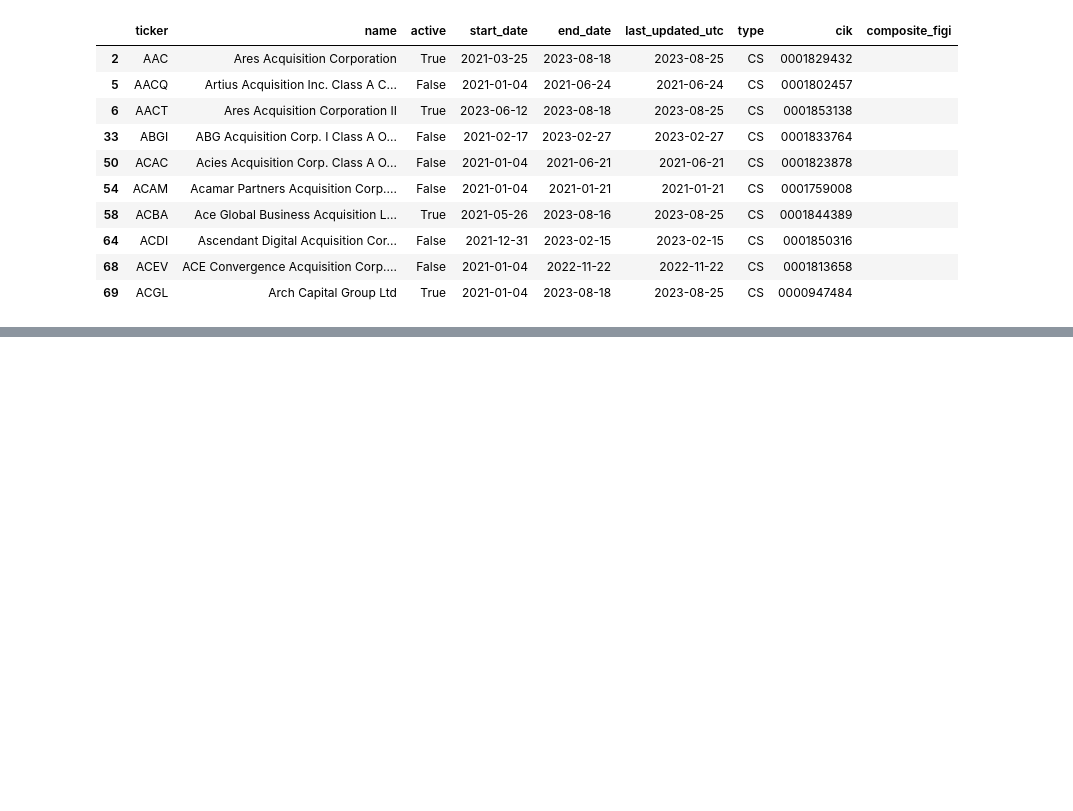
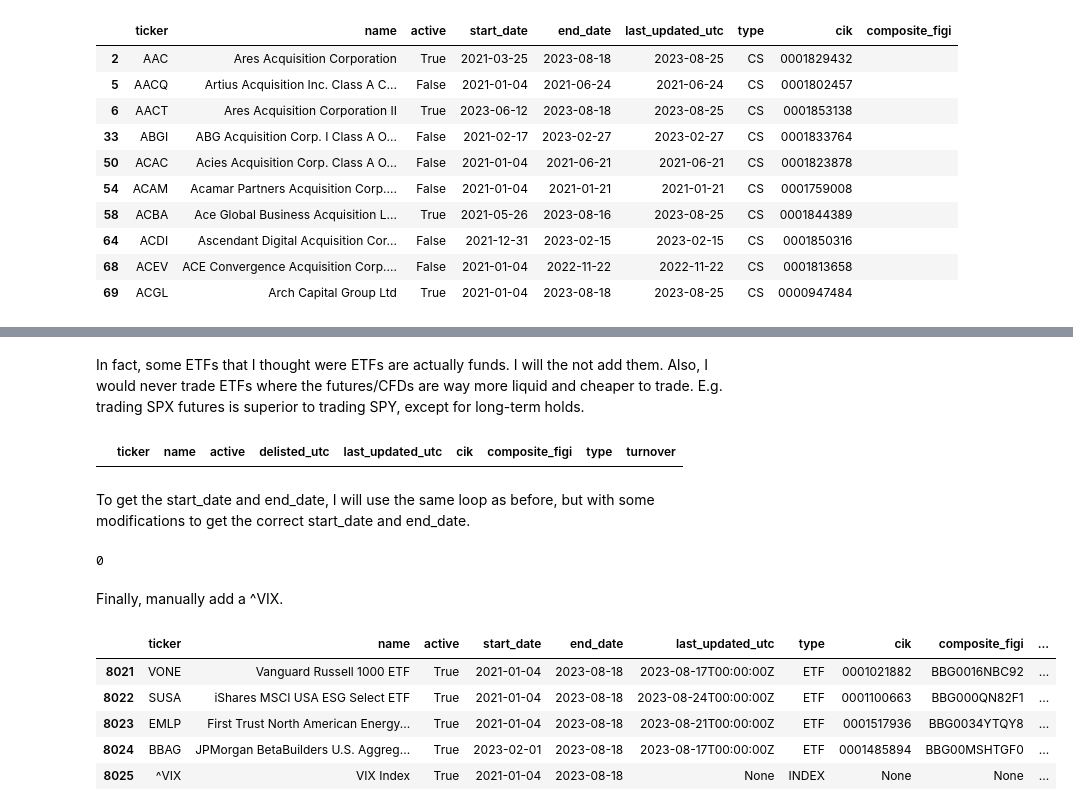
Before and after one commit to shinathan/QSExtended, a Jupyter notebook: data_import/polygon/1_get_tickers.ipynb, the cells around one changed output, grey strips where cells are left out. Drawn from its saved outputs; the diff is of its cells as text; code cells hidden in the pictures; blank space fills up the shorter version.

```diff
--- a/data_import/polygon/1_get_tickers.ipynb
+++ b/data_import/polygon/1_get_tickers.ipynb
@@ -1422,7 +1422,7 @@ tickers_all = tickers_all.drop(index=indices_to_remove)
 for index_label, date in start_dates_to_adjust:
     # We cannot use iloc which uses positional indices and NOT the index names, because we have dropped some. E.g. if we already removed positional indices 1, 2, 3, the index names are [0, 4, 5, ...].
     tickers_all.loc[index_label, "start_date"] = date
-for index, date in end_dates_to_adjust:
+for index_label, date in end_dates_to_adjust:
     tickers_all.loc[index_label, "end_date"] = date
 # %% [output]
 41
@@ -1656,0 +1735,58 @@ empty_figi.head(10)
+# %% [markdown]
+In fact, some ETFs that I thought were ETFs are actually funds. I will the not add them. Also, I would never trade ETFs where the futures/CFDs are way more liquid and cheaper to trade. E.g. trading SPX futures is superior to trading SPY, except for long-term holds.
+# %%
+tickers_with_turnover[tickers_with_turnover["ticker"] == "USO"]
+# %% [output]
+|  | ticker | name | active | delisted_utc | last_updated_utc | cik | composite_figi | type | turnover |
+# %% [markdown]
+To get the start_date and end_date, I will use the same loop as before, but with some modifications to get the correct start_date and end_date.
+# %%
+indices_to_remove = []
+start_dates_to_adjust = [] #[('AA', date(2023, 1, 1)), ('BB', date(2022, 1, 5)]
+end_dates_to_adjust = []
+for index, row in tickers_all.iterrows():
+    if row["type"] in ["ETF", "ETN"]:
+        ticker = row["ticker"]
+        start_date = START_DATE
+        end_date = END_DATE
+        bars = pd.DataFrame(client.get_aggs(ticker = ticker, multiplier = 1, timespan = "day", from_ = start_date, to = end_date, limit=50000))
+        if bars.empty:
+            print(f"There is no data for {ticker} from {start_date} to {end_date}!")
+            indices_to_remove.append(index)
+        else:
+
+            bars["timestamp"] = pd.to_datetime(bars["timestamp"], unit="ms").dt.date
+            bars.rename(columns = {"timestamp": "date"}, inplace=True)
+            bars.set_index("date", inplace=True)
+
+            if bars.index[0] != start_date:
+                start_dates_to_adjust.append((index, bars.index[0]))
+
+            end_dates_to_adjust.append((index, bars.index[-1]))
+
+# Removing empty tickers
+print(len(indices_to_remove))
+tickers_all = tickers_all.drop(index=indices_to_remove)
+
+# Adjust start_date and end_date
+for index_label, date in start_dates_to_adjust:
+    tickers_all.loc[index_label, "start_date"] = date
+for index_label, date in end_dates_to_adjust:
+    tickers_all.loc[index_label, "end_date"] = date
+
+tickers_all = tickers_all.reset_index(drop=True)
+# %% [output]
+0
+# %% [markdown]
+Finally, manually add a ^VIX.
+# %%
+tickers_all.loc[len(tickers_all)] = ['^VIX', 'VIX Index', True, START_DATE, END_DATE, None, 'INDEX', None, None, None]
+tickers_all.to_csv(DATA_PATH + "raw/descriptive_v3.csv")
+tickers_all.tail()
+# %% [output]
+|  | ticker | name | active | start_date | end_date | last_updated_utc | type | cik | composite_figi | ... |
+| 8021 | VONE | Vanguard Russell 1000 ETF | True | 2021-01-04 | 2023-08-18 | 2023-08-17T00:00:00Z | ETF | 0001021882 | BBG0016NBC92 | ... |
+| 8022 | SUSA | iShares MSCI USA ESG Select ETF | True | 2021-01-04 | 2023-08-18 | 2023-08-24T00:00:00Z | ETF | 0001100663 | BBG000QN82F1 | ... |
+| 8023 | EMLP | First Trust North American Energy... | True | 2021-01-04 | 2023-08-18 | 2023-08-21T00:00:00Z | ETF | 0001517936 | BBG0034YTQY8 | ... |
+| 8024 | BBAG | JPMorgan BetaBuilders U.S. Aggreg... | True | 2023-02-01 | 2023-08-18 | 2023-08-17T00:00:00Z | ETF | 0001485894 | BBG00MSHTGF0 | ... |
+| 8025 | ^VIX | VIX Index | True | 2021-01-04 | 2023-08-18 | None | INDEX | None | None | ... |
```
Also changed, not shown: parts of 6 cells of this notebook.
